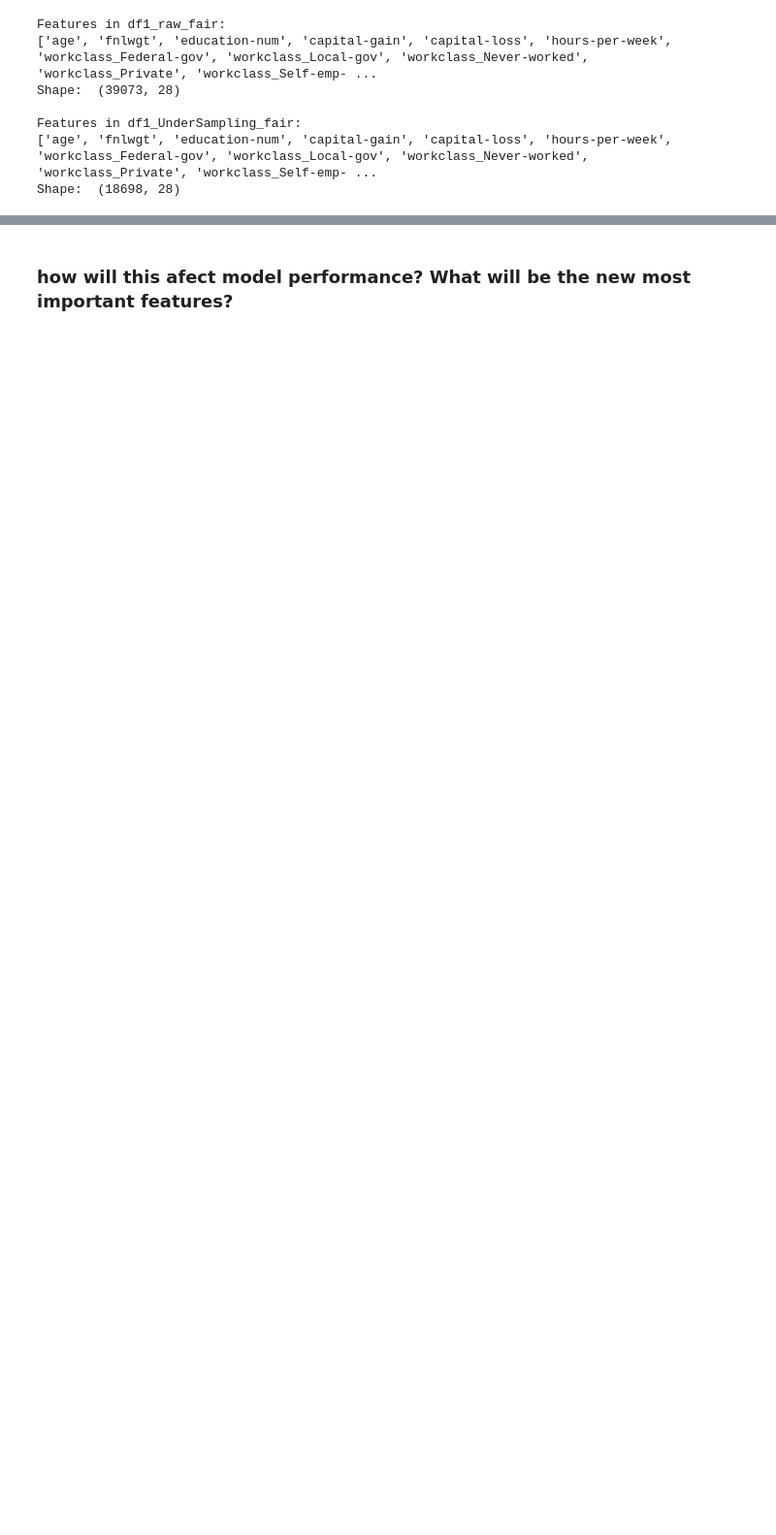
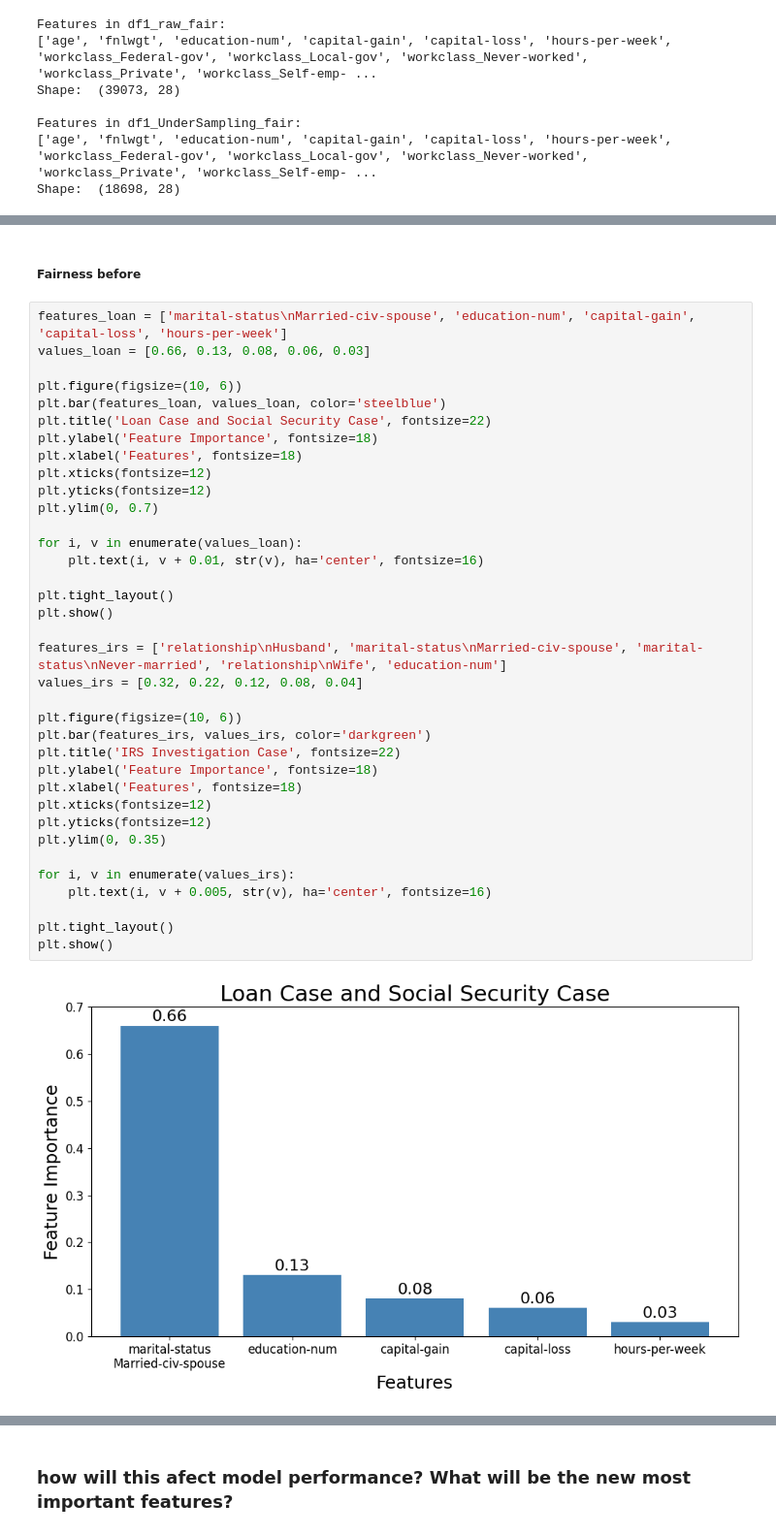
Before and after one commit to xHuGODx/TAA-Project, a Jupyter notebook: adult_dataset.ipynb, the cells around one changed output, grey strips where cells are left out. Shown at 97% size. Cells and saved outputs as stored; diff of their text form; blank space fills up the shorter version.

```diff
--- a/adult_dataset.ipynb
+++ b/adult_dataset.ipynb
@@ -1751,0 +1873,40 @@ Shape:  (18698, 28)
+# %% [markdown]
+##### Fairness before
+# %%
+features_loan = ['marital-status\nMarried-civ-spouse', 'education-num', 'capital-gain', 'capital-loss', 'hours-per-week']
+values_loan = [0.66, 0.13, 0.08, 0.06, 0.03]
+
+plt.figure(figsize=(10, 6))
+plt.bar(features_loan, values_loan, color='steelblue')
+plt.title('Loan Case and Social Security Case', fontsize=22)
+plt.ylabel('Feature Importance', fontsize=18)
+plt.xlabel('Features', fontsize=18)
+plt.xticks(fontsize=12)
+plt.yticks(fontsize=12)
+plt.ylim(0, 0.7)
+
+for i, v in enumerate(values_loan):
+    plt.text(i, v + 0.01, str(v), ha='center', fontsize=16)
+
+plt.tight_layout()
+plt.show()
+
+features_irs = ['relationship\nHusband', 'marital-status\nMarried-civ-spouse', 'marital-status\nNever-married', 'relationship\nWife', 'education-num']
+values_irs = [0.32, 0.22, 0.12, 0.08, 0.04]
+
+plt.figure(figsize=(10, 6))
+plt.bar(features_irs, values_irs, color='darkgreen')
+plt.title('IRS Investigation Case', fontsize=22)
+plt.ylabel('Feature Importance', fontsize=18)
+plt.xlabel('Features', fontsize=18)
+plt.xticks(fontsize=12)
+plt.yticks(fontsize=12)
+plt.ylim(0, 0.35)
+
+for i, v in enumerate(values_irs):
+    plt.text(i, v + 0.005, str(v), ha='center', fontsize=16)
+
+plt.tight_layout()
+plt.show()
+# %% [output]
+[figure, added]
```
Also changed, not shown: parts of 31 cells of this notebook.
